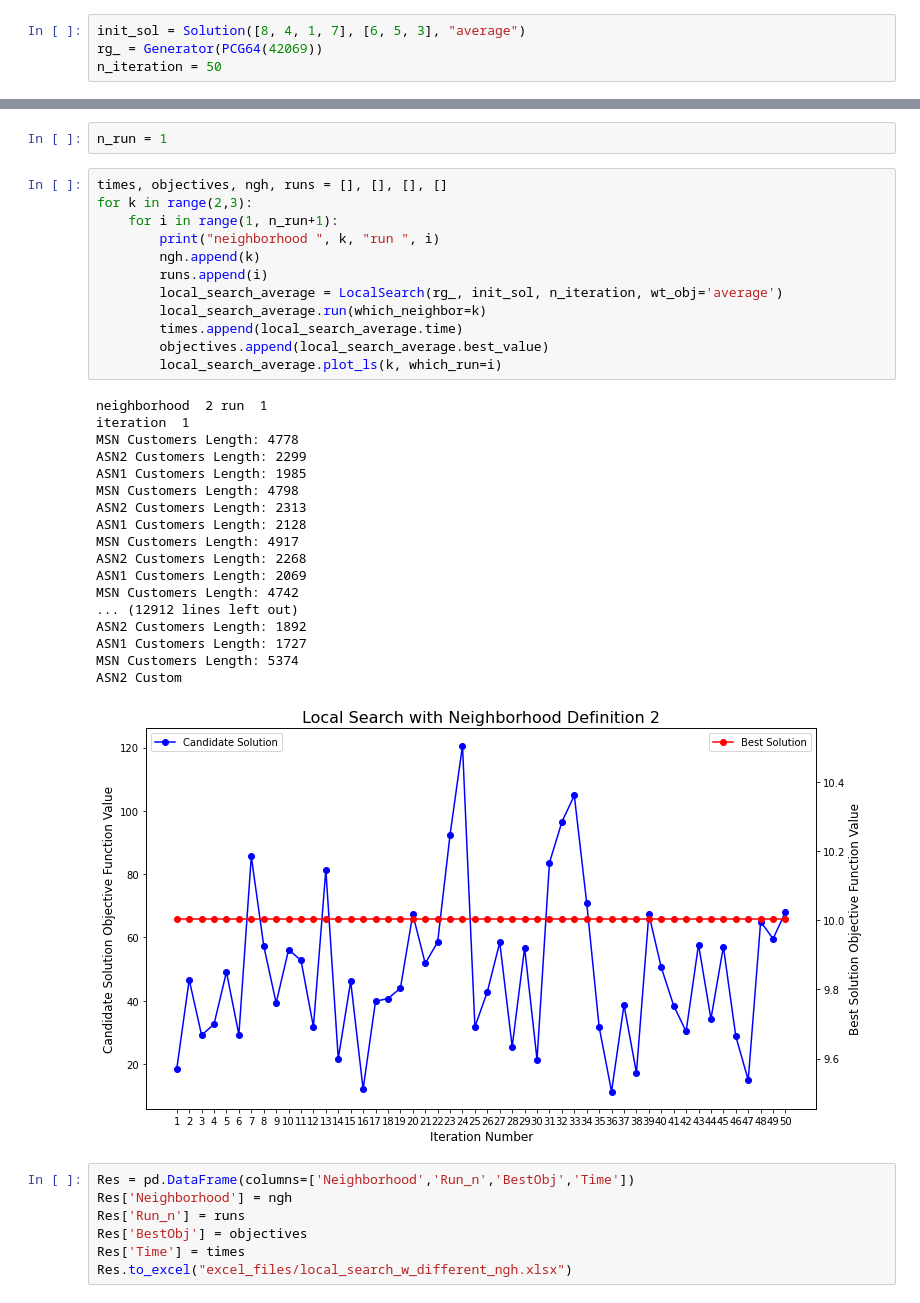
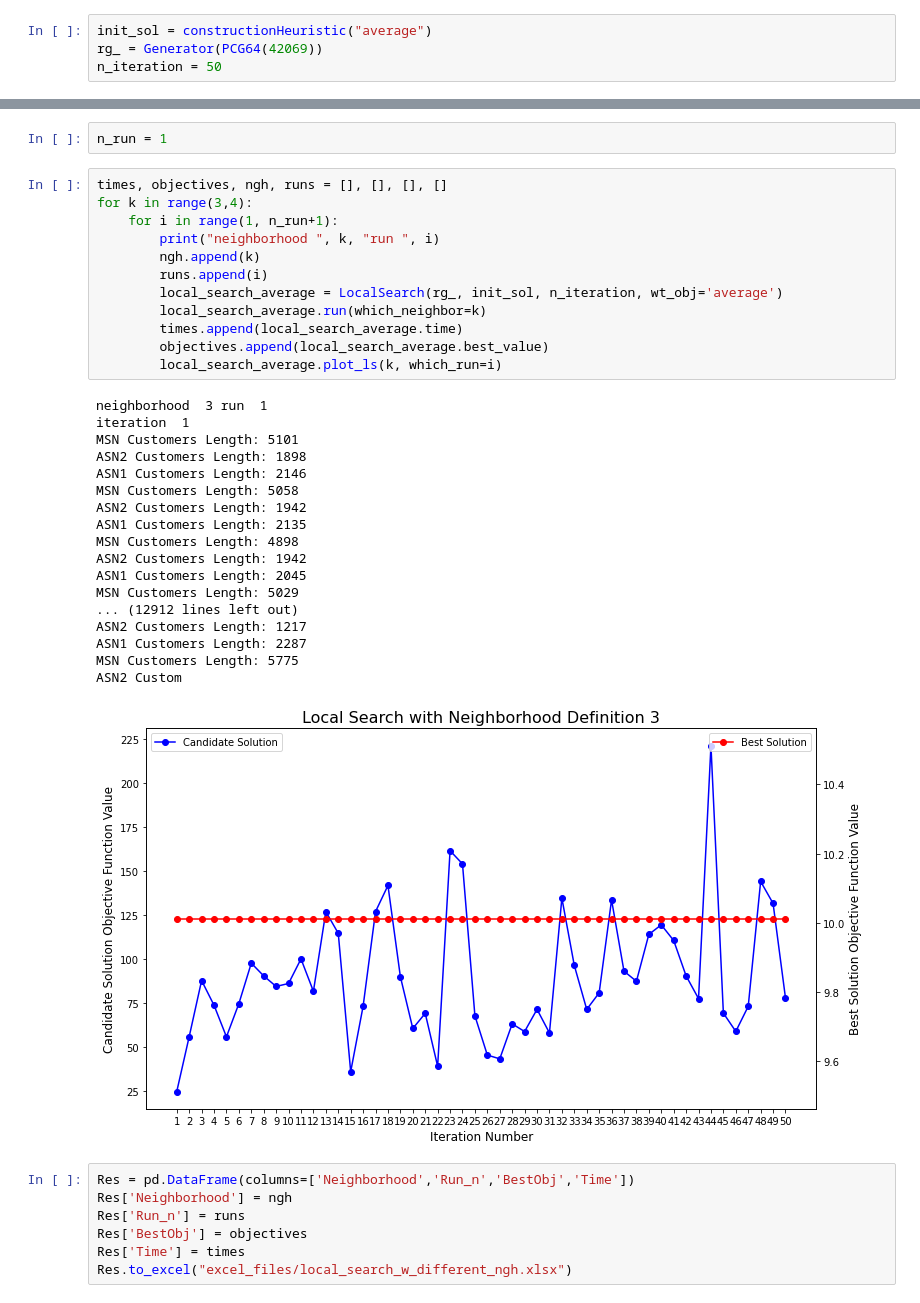
Before and after one commit to TengXu94/simulation-and-optimization, a Jupyter notebook: group_5_project/Group_5_Simulation.ipynb, the cells around one changed output, grey strips where cells are left out. Cells and saved outputs as stored; diff of their text form.

```diff
--- a/group_5_project/Group_5_Simulation.ipynb
+++ b/group_5_project/Group_5_Simulation.ipynb
@@ -1804,7 +1804,7 @@ def SM_DM(method):
 # %% [markdown]
 # Experiments
 # %%
-init_sol = Solution([8, 4, 1, 7], [6, 5, 3], "average")
+init_sol = constructionHeuristic("average")
 rg_ = Generator(PCG64(42069))
 n_iteration = 50
 # %% [output]
@@ -1831,35 +1831,35 @@ ASN1 Customers Length: 2503
 n_run = 1
 # %%
 times, objectives, ngh, runs = [], [], [], []
-for k in range(2,3):
+for k in range(3,4):
     for i in range(1, n_run+1):
         print("neighborhood ", k, "run ", i)
         ngh.append(k)
         runs.append(i)
         local_search_average = LocalSearch(rg_, init_sol, n_iteration, wt_obj='average')
         local_search_average.run(which_neighbor=k)
         times.append(local_search_average.time)
         objectives.append(local_search_average.best_value)
         local_search_average.plot_ls(k, which_run=i)
 # %% [output]
-neighborhood  2 run  1
+neighborhood  3 run  1
 iteration  1
-MSN Customers Length: 4778
-ASN2 Customers Length: 2299
-ASN1 Customers Length: 1985
-MSN Customers Length: 4798
-ASN2 Customers Length: 2313
-ASN1 Customers Length: 2128
-MSN Customers Length: 4917
-ASN2 Customers Length: 2268
-ASN1 Customers Length: 2069
-MSN Customers Length: 4742
+MSN Customers Length: 5101
+ASN2 Customers Length: 1898
+ASN1 Customers Length: 2146
+MSN Customers Length: 5058
+ASN2 Customers Length: 1942
+ASN1 Customers Length: 2135
+MSN Customers Length: 4898
+ASN2 Customers Length: 1942
+ASN1 Customers Length: 2045
+MSN Customers Length: 5029
 ... (12912 lines left out)
-ASN2 Customers Length: 1892
-ASN1 Customers Length: 1727
-MSN Customers Length: 5374
+ASN2 Customers Length: 1217
+ASN1 Customers Length: 2287
+MSN Customers Length: 5775
 ASN2 Custom
-[figure, old version]
+[figure, new version]
 # %%
 Res = pd.DataFrame(columns=['Neighborhood','Run_n','BestObj','Time'])
 Res['Neighborhood'] = ngh
```
Also changed, not shown: parts of 3 cells of this notebook, 21 other files.
